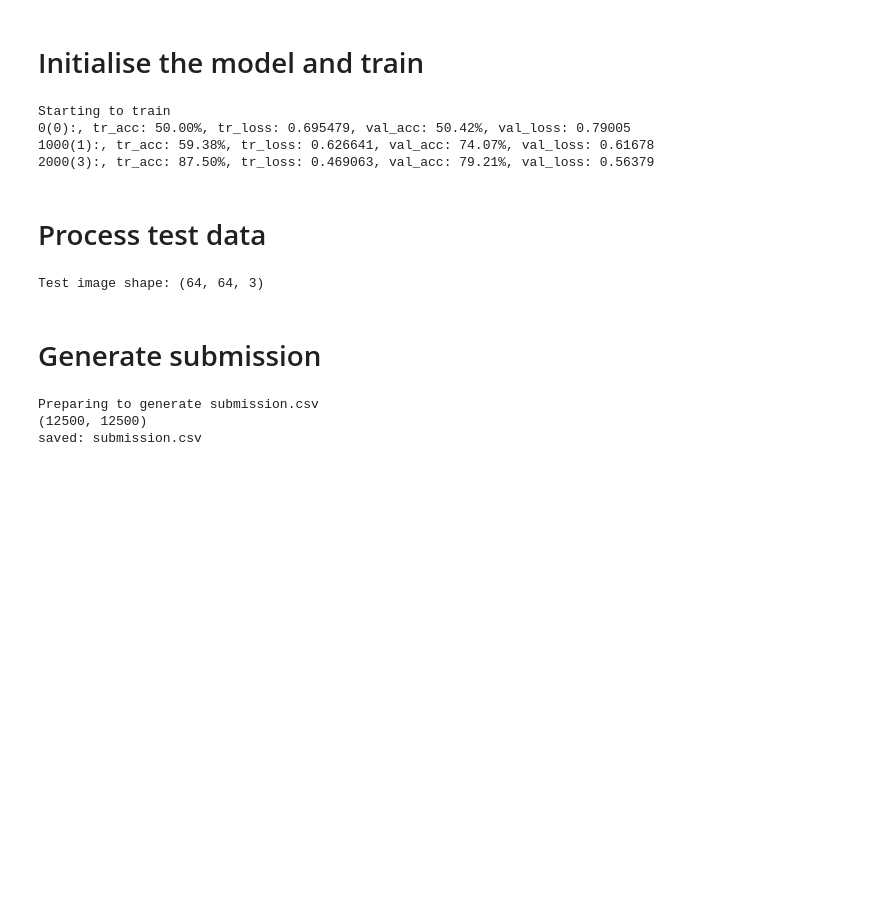
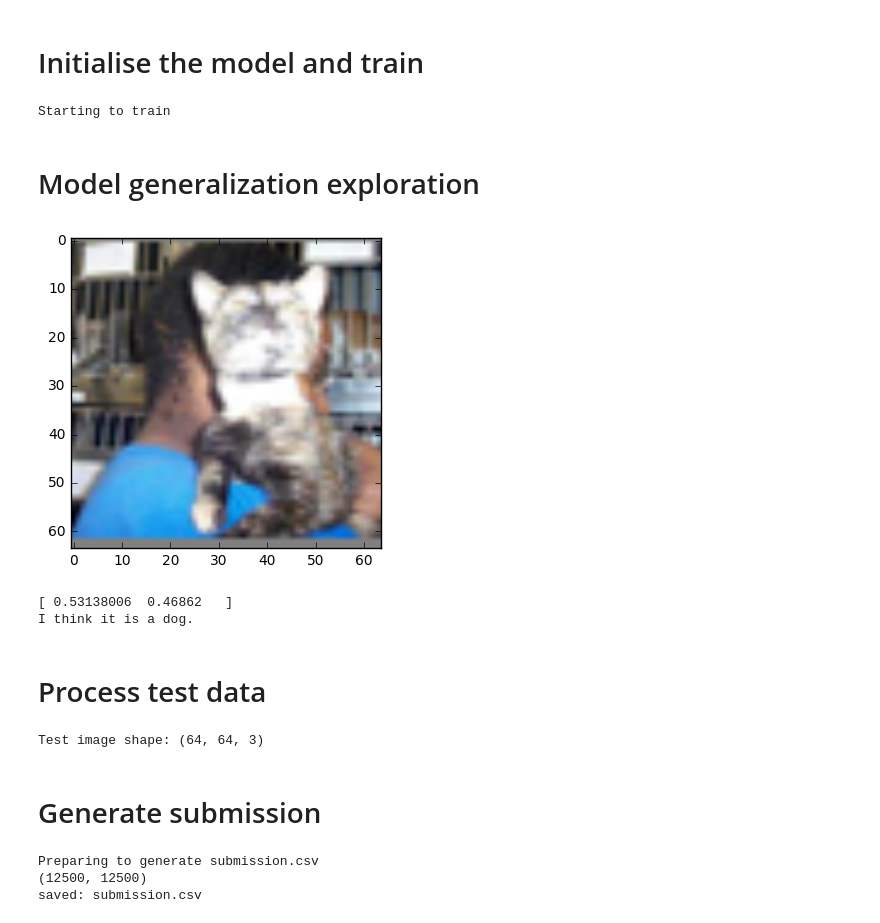
Before and after one commit to Weenkus/cats_vs_dogs_redux_kaggle, a Jupyter notebook: models/convnet.ipynb, the cells around one changed output. Drawn from its saved outputs; the diff is of its cells as text; code cells hidden in the pictures; blank space fills up the shorter version.

```diff
--- a/models/convnet.ipynb
+++ b/models/convnet.ipynb
@@ -106,7 +105,6 @@ class TFConvNet(object):
             net = layers.convolution2d(net, num_outputs=16)
             net = layers.convolution2d(net, num_outputs=16)
             net = layers.max_pool2d(net, kernel_size=2)
-            net = layers.dropout(net, keep_prob=self.keep_prob)
             net = layers.relu(net, num_outputs=16)
 
             net = layers.convolution2d(net, num_outputs=32)
@@ -132,7 +130,7 @@ class TFConvNet(object):
 
 
         self.loss = tf.reduce_mean(tf.nn.softmax_cross_entropy_with_logits(net, self.y_))
-        self.optimizer = tf.train.RMSPropOptimizer(step).minimize(self.loss)
+        self.optimizer = tf.train.AdamOptimizer(step).minimize(self.loss)
 
         pred = tf.equal(tf.argmax(self.y, 1), tf.argmax(self.y_, 1))
         self.acc = tf.reduce_mean(tf.cast(pred, tf.float32))
@@ -227,7 +225,7 @@ class TFConvNet(object):
 
         return val_acc, val_loss
 
-    def generate_submission(self, test_x, file_name='submission.csv', is_training=False):
+    def generate_submission(self, test_x, file_name='submission.csv'):
         print('Preparing to generate submission.csv')
         predict = self.y
 
@@ -250,6 +248,22 @@ class TFConvNet(object):
         )
 
         print('saved: %s' % file_name)
+
+    def predict(self, X):
+        image = Preprocessor.get_image(X)
+        processed_image = Preprocessor.get_processed_image(image, size=image_size)
+
+        plt.imshow(processed_image)
+        plt.show()
+
+        X_processed = np.array(processed_image).reshape([-1, image_size, image_size, 3])
+        predict = self.sess.run([self.y], feed_dict={self.X: X_processed, self.keep_prob: 1.0})
+
+        prediction = predict[0][0]
+        print prediction
+        print 'I think it is a {creature}.'.format(
+            creature='dog' if prediction[0] > prediction[1] else 'cat'
+        )
 # %% [markdown]
 # Initialise the model and train
 # %%
@@ -258,13 +272,13 @@ feature_number = image_size * image_size * 3
 
 train_x, test_x, train_y, test_y = train_test_split(train, labels, test_size=0.3)
 # %%
-  conv_net = TFConvNet(
+conv_net = TFConvNet(
     feature_number,
     class_num,
     size=image_size,
     batch_size=32,
-    step=5e-4,
-    weight_decay=100.0
+    step=1e-3,
+    weight_decay=200.0
 )
 # %%
 conv_net.train(
@@ -272,15 +286,23 @@ conv_net.train(
     train_y,
     test_x,
     test_y,
-    iterations=4e5,
-    keep_prob=0.75,
+    iterations=3e3,
+    keep_prob=0.5,
     batch_test_size=512
 )
 # %% [output]
 Starting to train
-0(0):, tr_acc: 50.00%, tr_loss: 0.695479, val_acc: 50.42%, val_loss: 0.79005
-1000(1):, tr_acc: 59.38%, tr_loss: 0.626641, val_acc: 74.07%, val_loss: 0.61678
-2000(3):, tr_acc: 87.50%, tr_loss: 0.469063, val_acc: 79.21%, val_loss: 0.56379
+# %% [markdown]
+# Model generalization exploration
+# %%
+for i in range(1):
+    random_index = np.random.randint(0, len(train_all))
+    image_path = train_all[random_index]
+    conv_net.predict(image_path)
+# %% [output]
+[figure, added]
+[ 0.53138006  0.46862   ]
+I think it is a dog.
 # %% [markdown]
 # Process test data
 # %%
```
Also changed, not shown: parts of 4 cells of this notebook.
